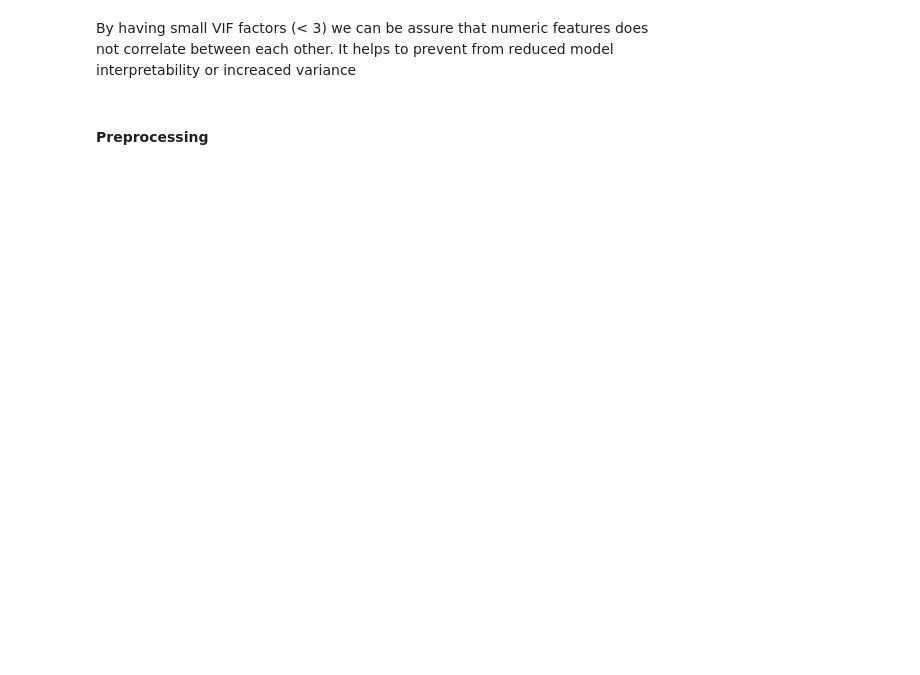
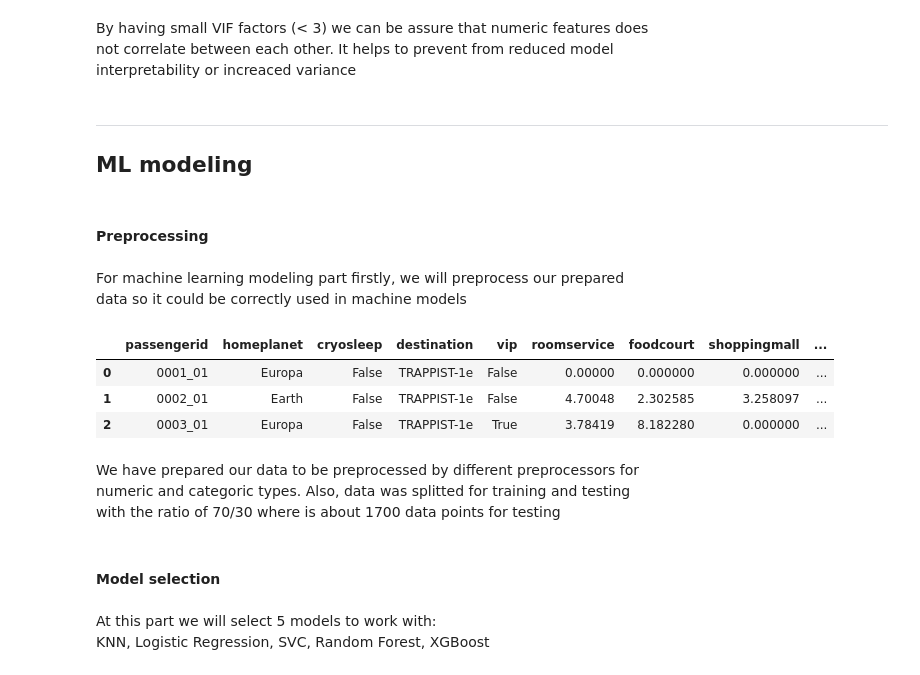
Before and after one commit to ShariYo/Modul3_Sprint3, a Jupyter notebook: project/main.ipynb, the cells around one changed output. Drawn from its saved outputs; the diff is of its cells as text; code cells hidden in the pictures; blank space fills up the shorter version.

Commit message:
upgrading model

```diff
--- a/project/main.ipynb
+++ b/project/main.ipynb
@@ -475,5 +490,18 @@ sand.calc_vif(numericals)
 By having small VIF factors (< 3) we can be assure that numeric features does
 not correlate between each other. It helps to prevent from reduced model
 interpretability or increaced variance
+# %% [markdown]
+---
+  ## ML modeling
 # %% [markdown]
 #### Preprocessing
+# %% [markdown]
+For machine learning modeling part firstly, we will preprocess our prepared
+data so it could be correctly used in machine models
+# %%
+train_new.head(3)
+# %% [output]
+|  | passengerid | homeplanet | cryosleep | destination | vip | roomservice | foodcourt | shoppingmall | ... |
+| 0 | 0001_01 | Europa | False | TRAPPIST-1e | False | 0.00000 | 0.000000 | 0.000000 | ... |
+| 1 | 0002_01 | Earth | False | TRAPPIST-1e | False | 4.70048 | 2.302585 | 3.258097 | ... |
+| 2 | 0003_01 | Europa | False | TRAPPIST-1e | True | 3.78419 | 8.182280 | 0.000000 | ... |
@@ -479,0 +543,9 @@ interpretability or increaced variance
+# %% [markdown]
+We have prepared our data to be preprocessed by different preprocessors for
+numeric and categoric types. Also, data was splitted for training and testing
+with the ratio of 70/30 where is about 1700 data points for testing
+# %% [markdown]
+#### Model selection
+# %% [markdown]
+At this part we will select 5 models to work with:
+KNN, Logistic Regression, SVC, Random Forest, XGBoost
```
Also changed, not shown: parts of 14 cells of this notebook, 1 other file.
